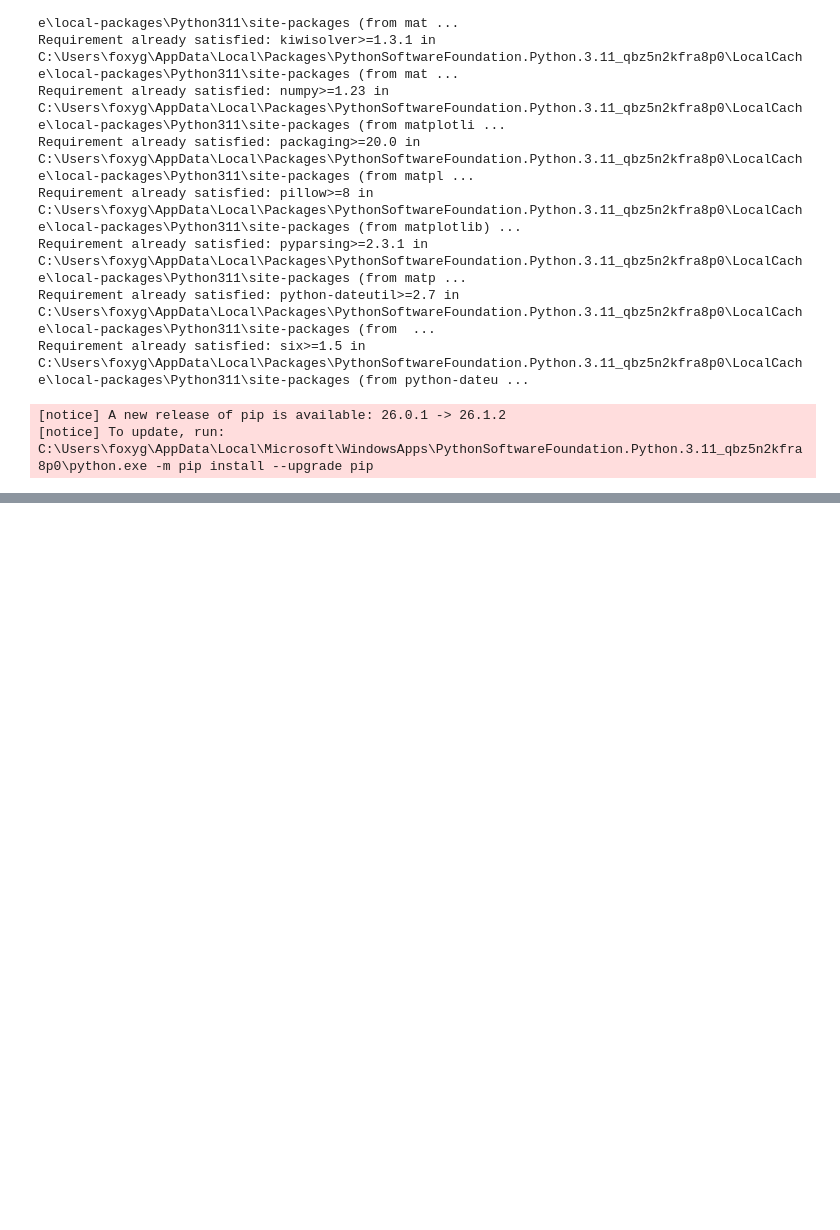
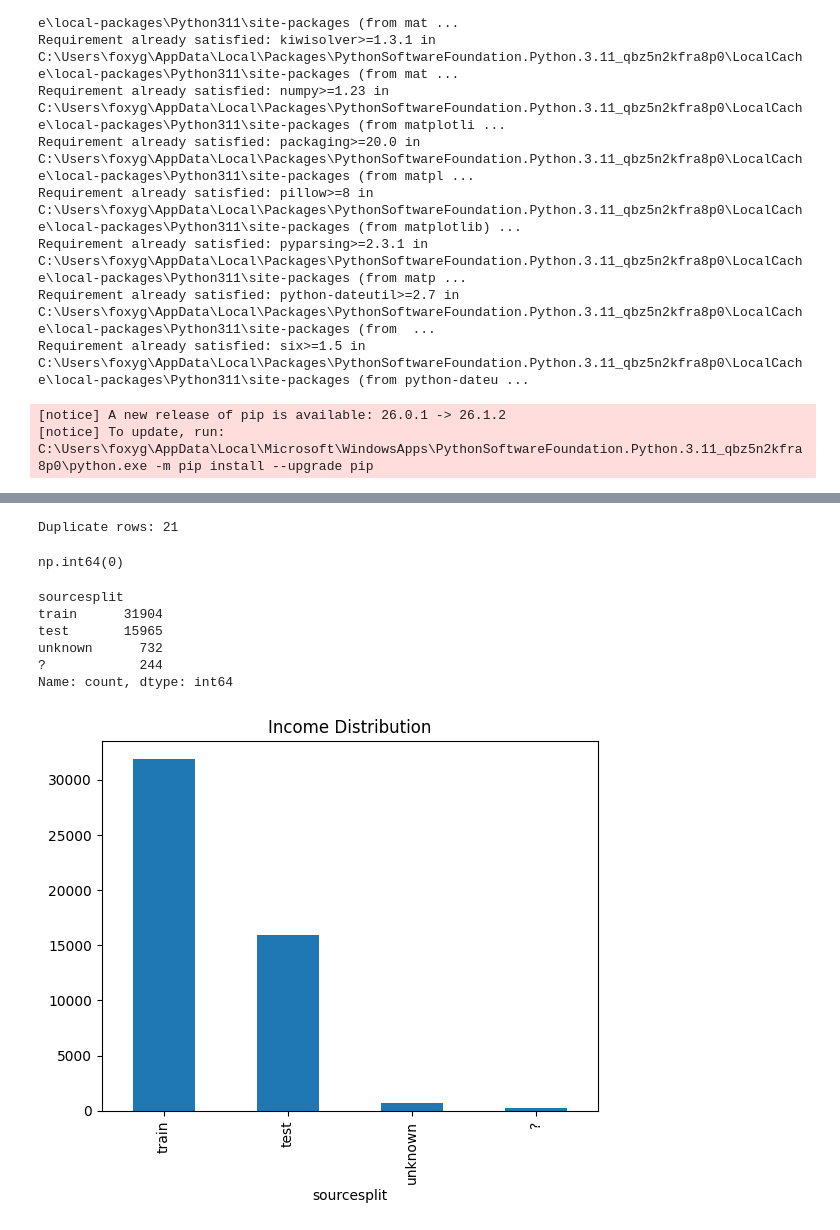
Before and after one commit to JeannyBoy/Final, a Jupyter notebook: EAD.ipynb, the cells around one changed output, grey strips where cells are left out. Cells and saved outputs as stored; diff of their text form; code cells hidden in the pictures; blank space fills up the shorter version.

```diff
--- a/EAD.ipynb
+++ b/EAD.ipynb
@@ -83,0 +135,25 @@ Shape: (48845, 1)
+# %%
+duplicates = df.duplicated().sum()
+print('Duplicate rows:', duplicates)
+# %% [output]
+Duplicate rows: 21
+# %%
+df.isna().sum().sum()
+# %% [output]
+np.int64(0)
+# %%
+income_col = df.columns[-1]
+df[income_col].value_counts()
+# %% [output]
+sourcesplit
+train      31904
+test       15965
+unknown      732
+?            244
+Name: count, dtype: int64
+# %%
+df[income_col].value_counts().plot(kind='bar')
+plt.title('Income Distribution')
+plt.show()
+# %% [output]
+[figure, added]
```
Also changed, not shown: parts of 18 cells of this notebook, 2 other files.
